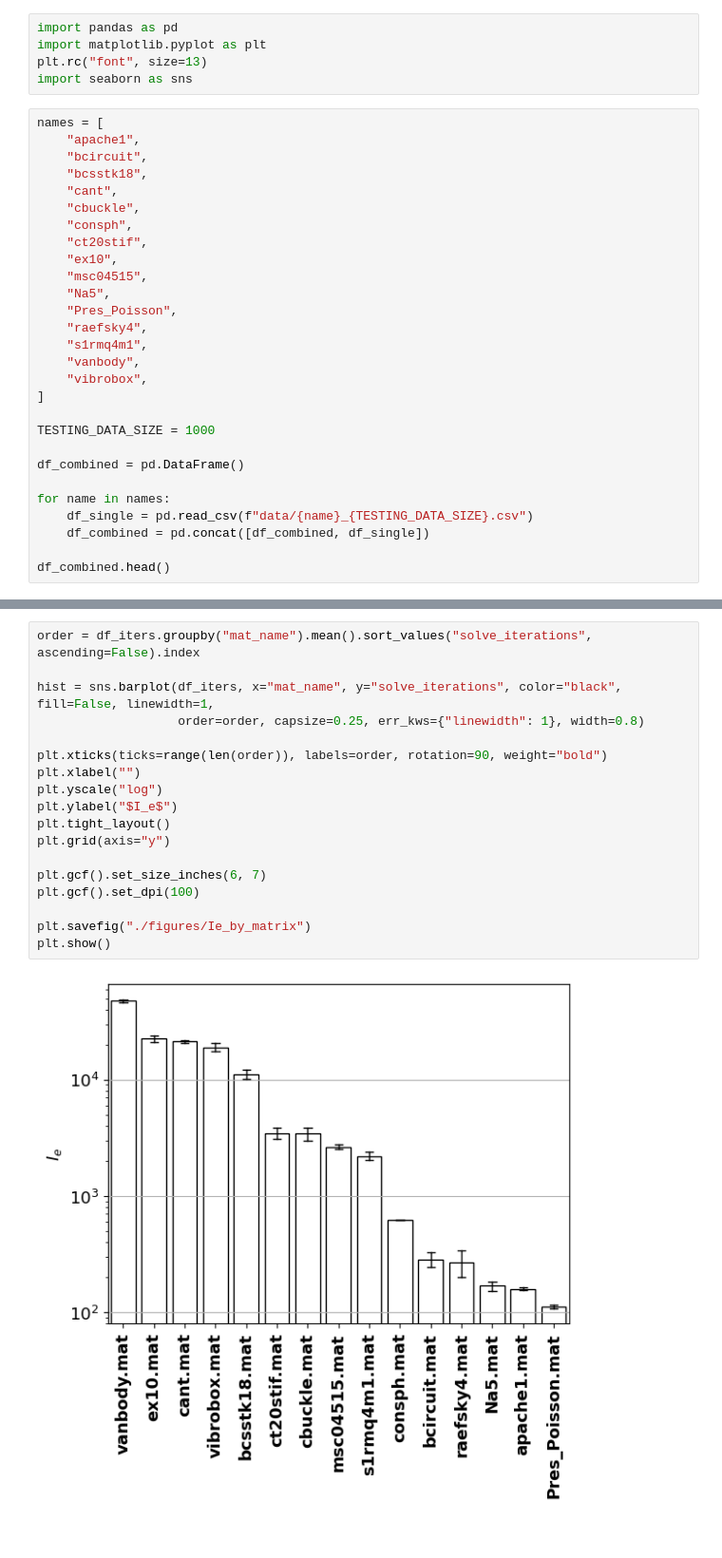
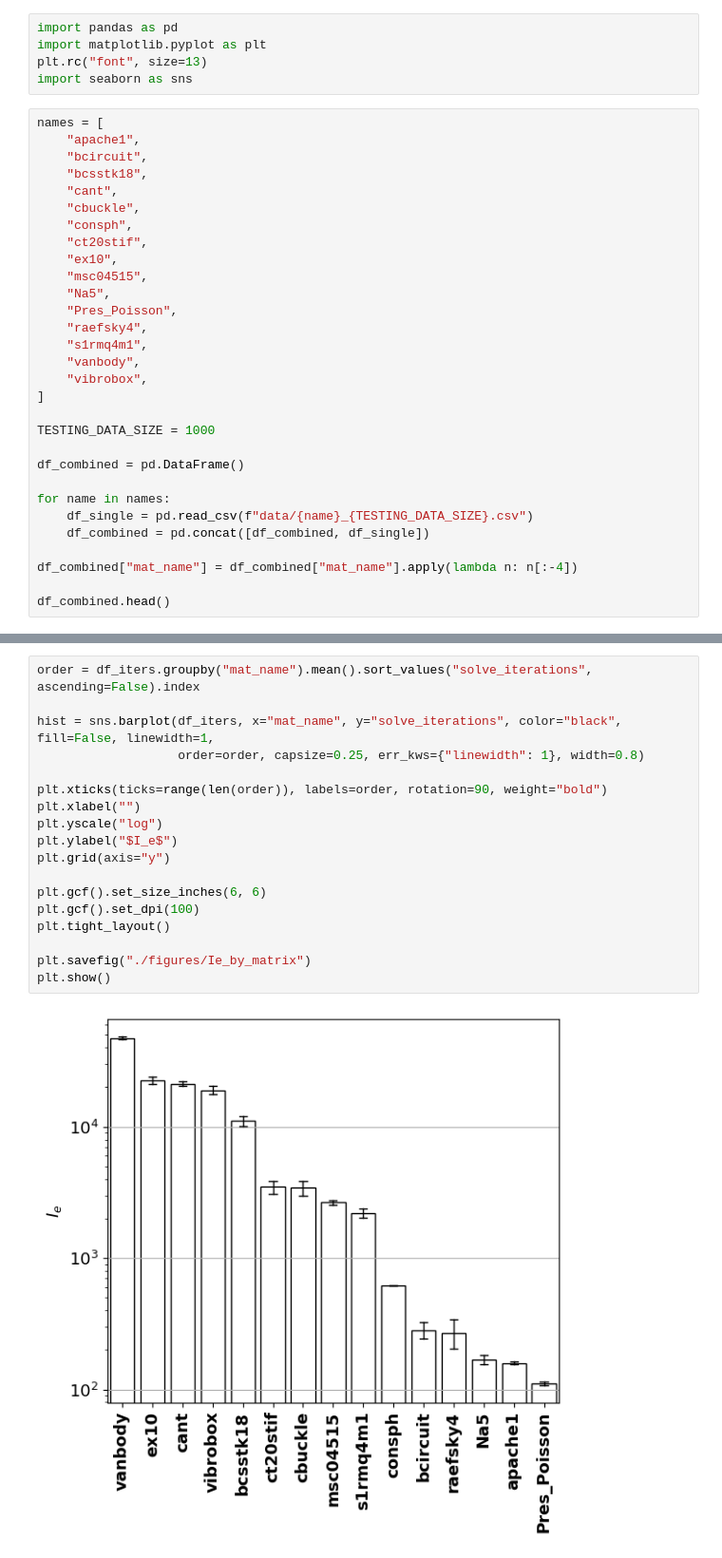
Before and after one commit to DanielRJohnson/Dynamic-Selective-Protection, a Jupyter notebook: analyses/matrix_stats.ipynb, the cells around one changed output, grey strips where cells are left out. Shown at 95% size. Cells and saved outputs as stored; diff of their text form.

```diff
--- a/analyses/matrix_stats.ipynb
+++ b/analyses/matrix_stats.ipynb
@@ -30,6 +30,8 @@ for name in names:
     df_single = pd.read_csv(f"data/{name}_{TESTING_DATA_SIZE}.csv")
     df_combined = pd.concat([df_combined, df_single])
 
+df_combined["mat_name"] = df_combined["mat_name"].apply(lambda n: n[:-4])
+
 df_combined.head()
 # %% [output]
 |  | mat_name | errorfree_iterations | tol | maxiter | error_pos | error_iter | solve_iterations | ... |
@@ -86,20 +88,20 @@ plt.show()
 # %%
 order = df_iters.groupby("mat_name").mean().sort_values("solve_iterations", ascending=False).index
 
 hist = sns.barplot(df_iters, x="mat_name", y="solve_iterations", color="black", fill=False, linewidth=1,
                    order=order, capsize=0.25, err_kws={"linewidth": 1}, width=0.8)
 
 plt.xticks(ticks=range(len(order)), labels=order, rotation=90, weight="bold")
 plt.xlabel("")
 plt.yscale("log")
 plt.ylabel("$I_e$")
-plt.tight_layout()
 plt.grid(axis="y")
 
-plt.gcf().set_size_inches(6, 7)
+plt.gcf().set_size_inches(6, 6)
 plt.gcf().set_dpi(100)
+plt.tight_layout()
 
 plt.savefig("./figures/Ie_by_matrix")
 plt.show()
 # %% [output]
-[figure, old version]
+[figure, new version]
```
Also changed, not shown: parts of 3 cells of this notebook, 6 other files.
